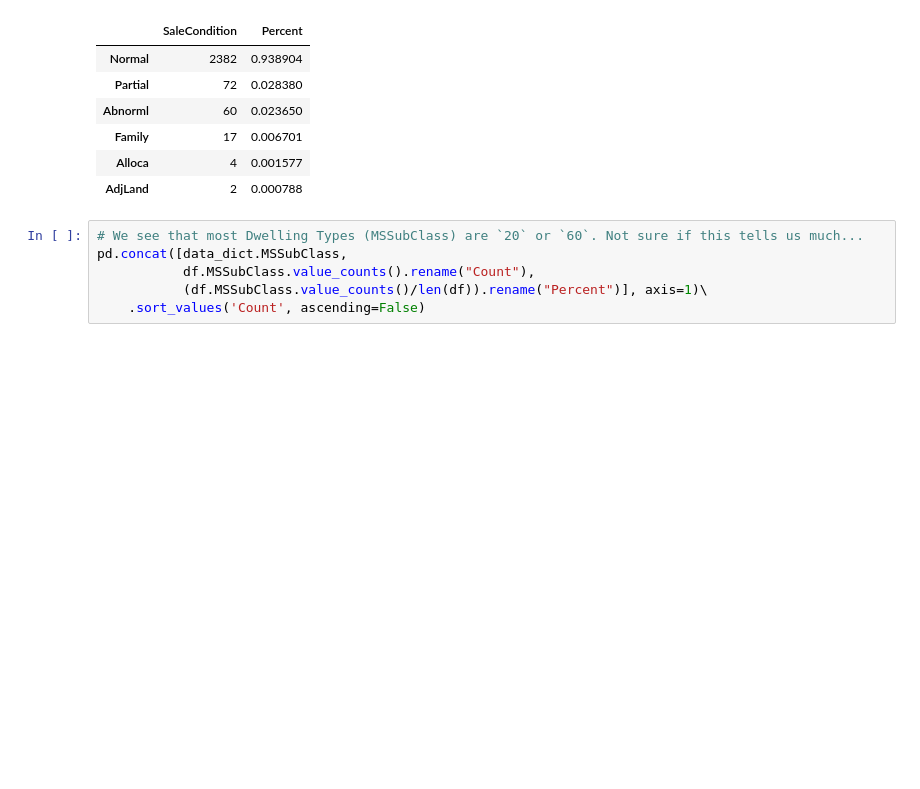
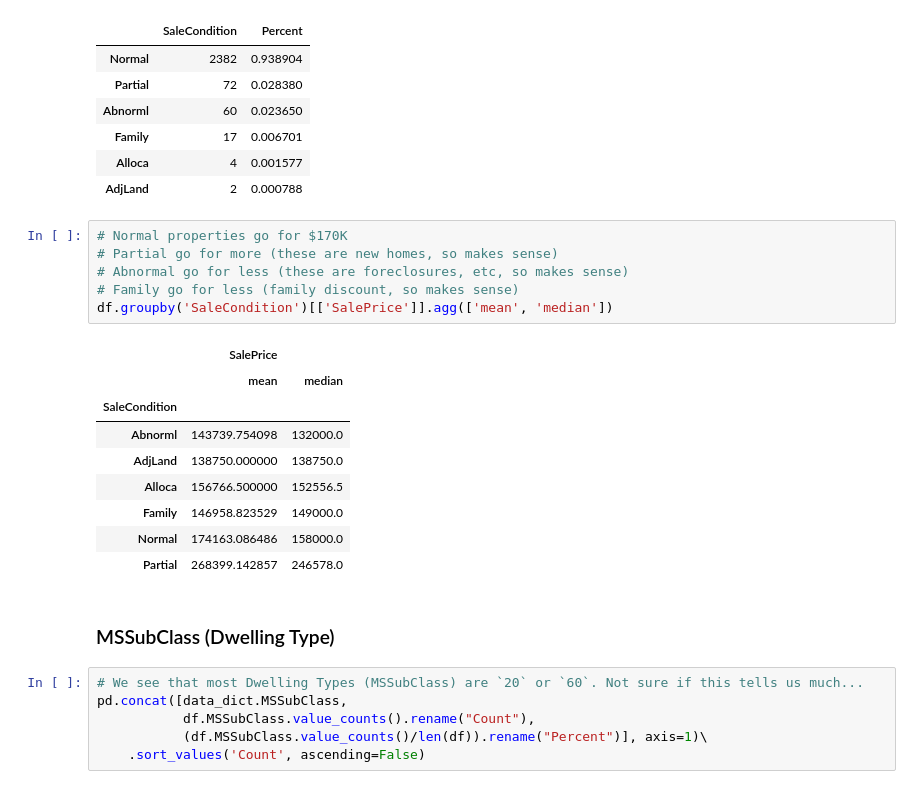
Before and after one commit to rishigoutam/ames-iowa, a Jupyter notebook: rishi/eda.ipynb, the cells around one changed output. Cells and saved outputs as stored; diff of their text form; blank space fills up the shorter version.

Commit message:
SaleCond: check difference between types

```diff
--- a/rishi/eda.ipynb
+++ b/rishi/eda.ipynb
@@ -226,6 +230,24 @@ pd.concat([df.SaleCondition.value_counts(),
 | Family | 17 | 0.006701 |
 | Alloca | 4 | 0.001577 |
 | AdjLand | 2 | 0.000788 |
+# %%
+# Normal properties go for $170K
+# Partial go for more (these are new homes, so makes sense)
+# Abnormal go for less (these are foreclosures, etc, so makes sense)
+# Family go for less (family discount, so makes sense)
+df.groupby('SaleCondition')[['SalePrice']].agg(['mean', 'median'])
+# %% [output]
+|  | SalePrice |  |
+|  | mean | median |
+| SaleCondition |  |  |
+| Abnorml | 143739.754098 | 132000.0 |
+| AdjLand | 138750.000000 | 138750.0 |
+| Alloca | 156766.500000 | 152556.5 |
+| Family | 146958.823529 | 149000.0 |
+| Normal | 174163.086486 | 158000.0 |
+| Partial | 268399.142857 | 246578.0 |
+# %% [markdown]
+### MSSubClass (Dwelling Type)
 # %%
 # We see that most Dwelling Types (MSSubClass) are `20` or `60`. Not sure if this tells us much...
 pd.concat([data_dict.MSSubClass,
```
Also changed, not shown: parts of 3 cells of this notebook.
